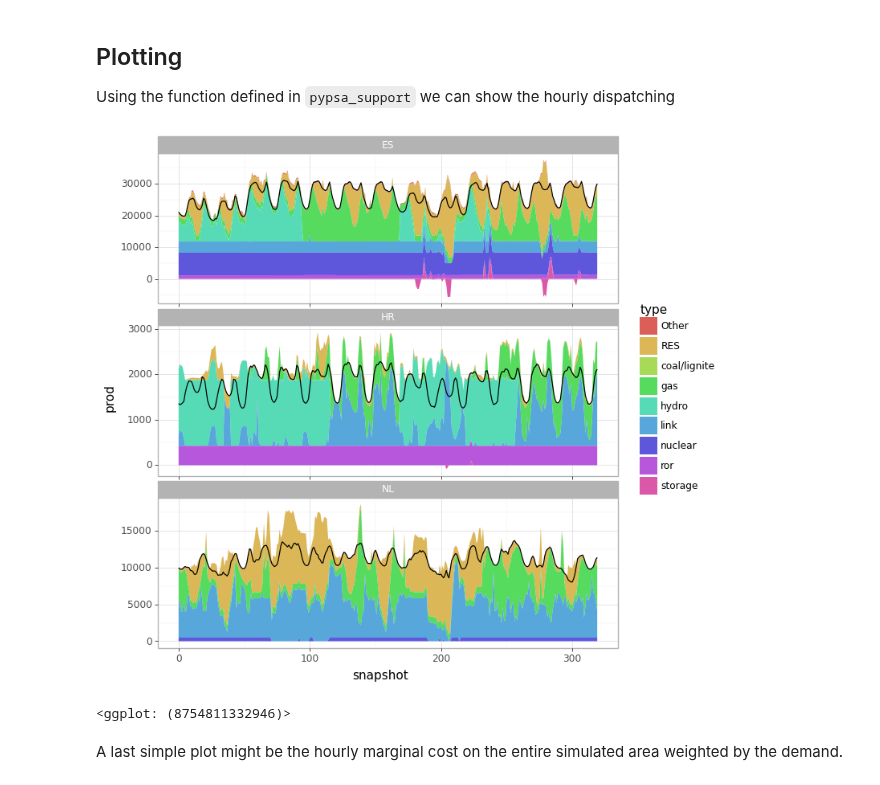
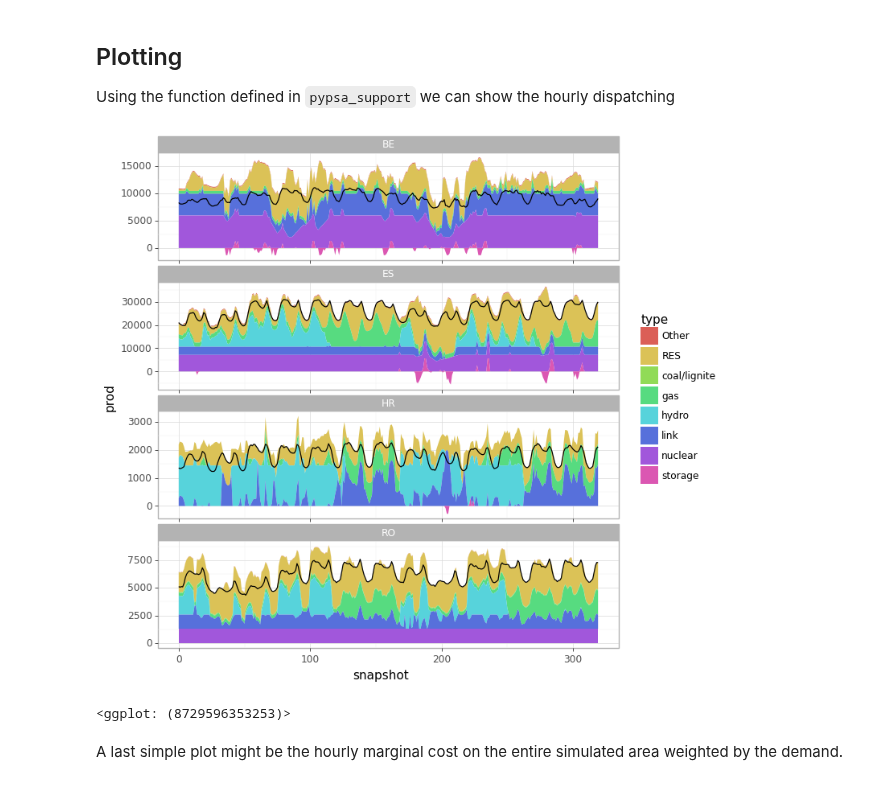
Before and after one commit to matteodefelice/pypsa-entsoe, a Jupyter notebook: main.ipynb, the cells around one changed output. Saved outputs shown, nothing was run; the diff lists cells and outputs as text; code cells hidden in the pictures.

```diff
--- a/main.ipynb
+++ b/main.ipynb
@@ -72,11 +77,13 @@ Two important aspects are here decided:
 # Which countries do we want to model?
 LIST_COUNTRIES = ['AT', 'BE', 'BG', 'CH', 'CZ', 'DE', 'DK', 'EE', 'ES', 'FI', 'FR', 'GR', 'HR', 'HU', 'IE', 'IT',
 'LV', 'LT', 'NL', 'NO', 'PL', 'PT', 'RO', 'RS', 'SE', 'SI', 'SK', 'UK']
+
 # Which period?
 START        = np.datetime64('2021-05-01 00:00')
-END          = np.datetime64('2021-06-15 00:00')
+END          = np.datetime64('2021-05-30 00:00')
 
 YEAR         = np.datetime_as_string(START, unit='Y')
+SIMNAME = '202105'
 # %% [markdown]
 The data from the ENTSO-E Transparency Platform show some inconsistencies and in some cases, the generation capacity labelled `Other` is actually gas or biomass or something else. I have personally created this dictionary comparing the TP data with the ENTSO-E Statistical Factsheets and other robust data sources.
 # %%
@@ -116,13 +123,10 @@ for COUNTRY in LIST_COUNTRIES:
     dem       = metenergy_data.get_demand_entsoe(COUNTRY, timeline = pd.date_range(start = START, end = END, tz = 'UTC'), MY_API_KEY=ENTSOE_API_KEY)
     dem.index = dem.index.tz_convert(None)
 
-    # Wind (both onshore and offshore) ---------------------------------------------------------------------
-    wp = (
-        metenergy_data
-        .get_wind_cf(ws = ws.loc[YEAR, COUNTRY])  # type: ignore
-        .loc[dem.index]
-    )
-
+    # Wind  ---------------------------------------------------------------------
+    won_cf = won.loc[dem.index, COUNTRY]
+    if COUNTRY in wof.columns:
+        wof_cf = wof.loc[dem.index, COUNTRY]
     # Solar -------------------------------------------------------------------------------------------------------------------
     sp = (
         metenergy_data
@@ -230,6 +234,13 @@ for COUNTRY in LIST_COUNTRIES:
     sto['cyclic_state_of_charge_per_period'] = False
     sto.index = sto['name']
 
+    # Use max_hours based on JRC Hydro-power plants database
+    jrc_hours = pd.read_csv('data/max_hours_jrc.csv')
+    if 'PHS' in sto['carrier'].values and COUNTRY in jrc_hours['country_code']:
+        sto.loc[sto['carrier'] == 'PHS', 'max_hours'] = jrc_hours.loc[jrc_hours['country_code'] == COUNTRY, 'h'].values
+
+
+
     # If there is a hydropower generator...
     if 'sto_hydro_'+COUNTRY in sto.index:
         # ...we set the initial charge to the first step of the storage level + the first week of inflow
@@ -241,15 +252,18 @@ for COUNTRY in LIST_COUNTRIES:
     this_ror = ror.loc[YEAR, COUNTRY].resample('H').ffill().loc[dem.index]
 
     # Generators maximum output for PyPSA `p_max_pu``
-    # Note: onshore and offshore wind are assumed the same
+
     pu = pd.DataFrame(
         data = {
-            f'gen_onwind_{COUNTRY}' : wp['wp'].values,
-            f'gen_offwind_{COUNTRY}': wp['wp'].values,
+            f'gen_onwind_{COUNTRY}' : won_cf.values,
             f'gen_solar_{COUNTRY}'  : sp['sp'].values,
             f'gen_ror_{COUNTRY}'    : this_ror.values
         }
     )
+
+    if 'offwind' in gen['carrier'].values:
+        pu[f'gen_offwind_{COUNTRY}'] =  wof_cf.values
+
 
     # Creating the hourly demand ---------------------------------------------------------------------------------------------------------------
     load = pd.DataFrame(
@@ -466,11 +462,10 @@ Name: Curtailment, dtype: float64
 ## Plotting
 Using the function defined in `pypsa_support` we can show the hourly dispatching
 # %%
-# pypsa_support.dispatch_plot(n, ['ES', 'HR', 'BE', 'RO'], range(320))
-pypsa_support.dispatch_plot(n, ['NL', 'ES', 'HR'], range(320))
+pypsa_support.dispatch_plot(n, ['ES', 'HR', 'BE', 'RO'], range(320))
 # %% [output]
-[figure, old version]
+[figure, new version]
-<ggplot: (8754811332946)>
+<ggplot: (8729596353253)>
 # %% [markdown]
 A last simple plot might be the hourly marginal cost on the entire simulated area weighted by the demand.
 # %%
```
Also changed, not shown: parts of 10 cells of this notebook, 5 other files.
